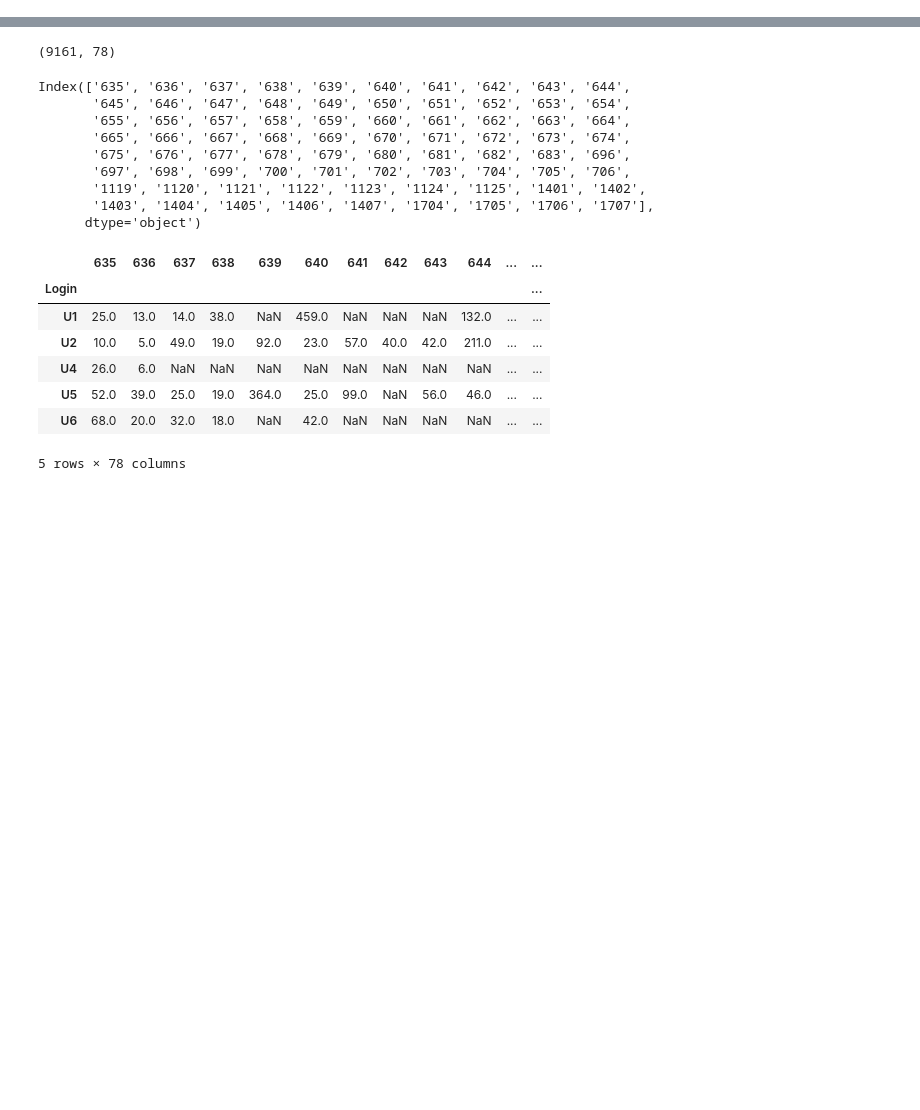
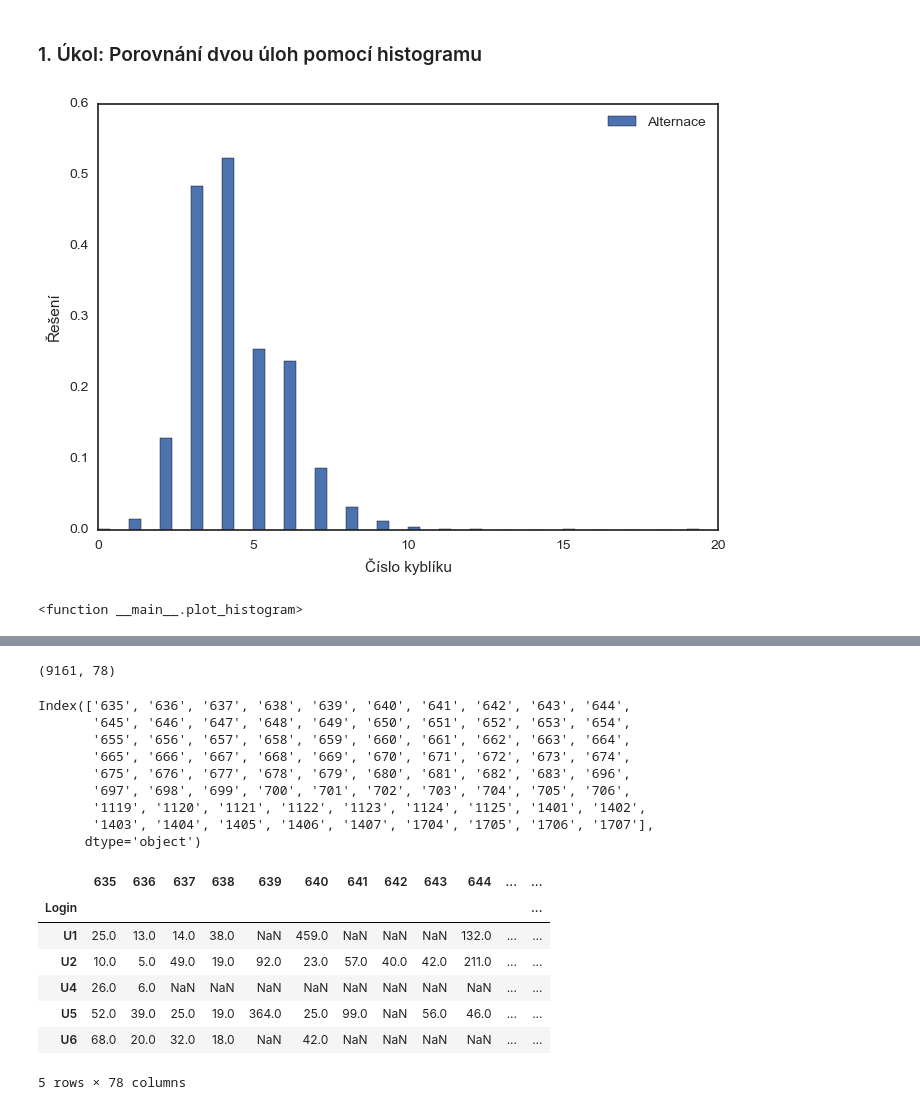
Before and after one commit to adaptive-learning/data-science-workshop, a Jupyter notebook: workshop.ipynb, the cells around one changed output, grey strips where cells are left out. Saved outputs shown, nothing was run; the diff lists cells and outputs as text; code cells hidden in the pictures; blank space fills up the shorter version.

```diff
--- a/workshop.ipynb
+++ b/workshop.ipynb
@@ -2,0 +11,2 @@ import pandas as pd
+# %%
+sns.set(style='white')
@@ -2,0 +21,3 @@ import pandas as pd
+# %%
+# Pomoci knihovny pandas nacteme data
+programs = pd.read_csv('data/robotanik-programs.csv')
@@ -2,0 +47,11 @@ import pandas as pd
+# %%
+# souradnice navstivenych poli potrebujeme zpracovat,
+# protoze aktualne je ve sloupci [visited] pouze retezec
+programs['visited'] = programs['visited'].apply(
+    lambda visited: [coord.split(':') for coord in visited.split('|')]
+)
+# %%
+# rovnez se nam bude hodit si ulozit pocet kroku Robotanika
+programs['steps'] = programs['visited'].apply(len)
+# s casem se casto pracuje na logaritmicke skale
+programs['time_log'] = programs['time'].apply(lambda x: 0 if x == 0 else np.log(x))
@@ -2,0 +98,45 @@ import pandas as pd
+# %% [markdown]
+### 1. Úkol: Porovnání dvou úloh pomocí histogramu
+# %%
+def plot_histogram(task1, task2, bin_count=20):
+    # Histrogram se da zobrazit mnohem jednoduseji,
+    # ale zde chceme porovnat dve ulohy v jednom grafu.
+
+    # nejprve profiltrujeme data na pozadovane 2 ulohy
+    data = programs[programs['problem_name'].isin({task1, task2})]
+    # take je potreba se zbavit chybnych zaznamu
+    data = data[data['time'] > 0]
+    # pro kazdou ulohu si napocitame histogram,
+    # a pak jej vykreslime
+    for i, (task, task_data) in enumerate(data.groupby('problem_name')):
+        # vypocet histogramu
+        hist, bins = np.histogram(task_data['time_log'], bins=bin_count, normed=True)
+        # vykresleni histogramu
+        plt.bar(
+            np.arange(0, len(hist)) + 0.4 * i,
+            hist,
+            width=0.4,
+            color=sns.color_palette()[i * 2],
+            label=task
+        )
+    plt.xlabel('Číslo kyblíku')
+    plt.ylabel('Řešení')
+    plt.legend(loc='upper right')
+    plt.show()
+
+# nasleduje kod, ktery vytvari interaktivni prvky
+task1 = widgets.Select(
+    options=sorted(programs['problem_name'].unique()),
+    description='První úloha:',
+    disabled=False
+)
+task2 = widgets.Select(
+    options=sorted(programs['problem_name'].unique()),
+    description='Druhá úloha:',
+    disabled=False
+)
+bin_count = widgets.IntSlider(value=20, min=5, max=50, description="Počet kyblíků")
+widgets.interact(plot_histogram, task1=task1, task2=task2, bin_count=bin_count)
+# %% [output]
+[figure, added]
+<function __main__.plot_histogram>
```
Also changed, not shown: parts of 21 cells of this notebook.
